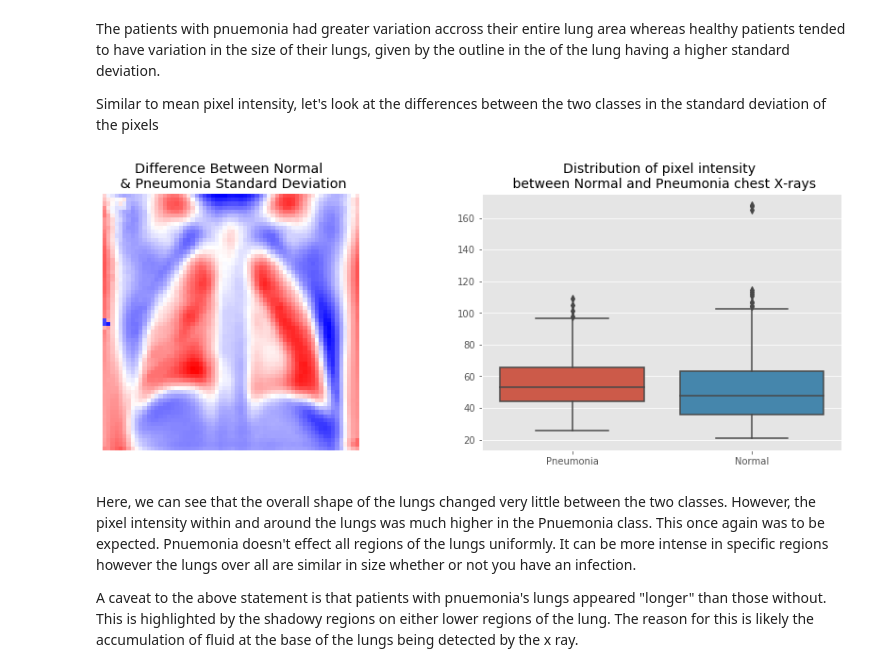
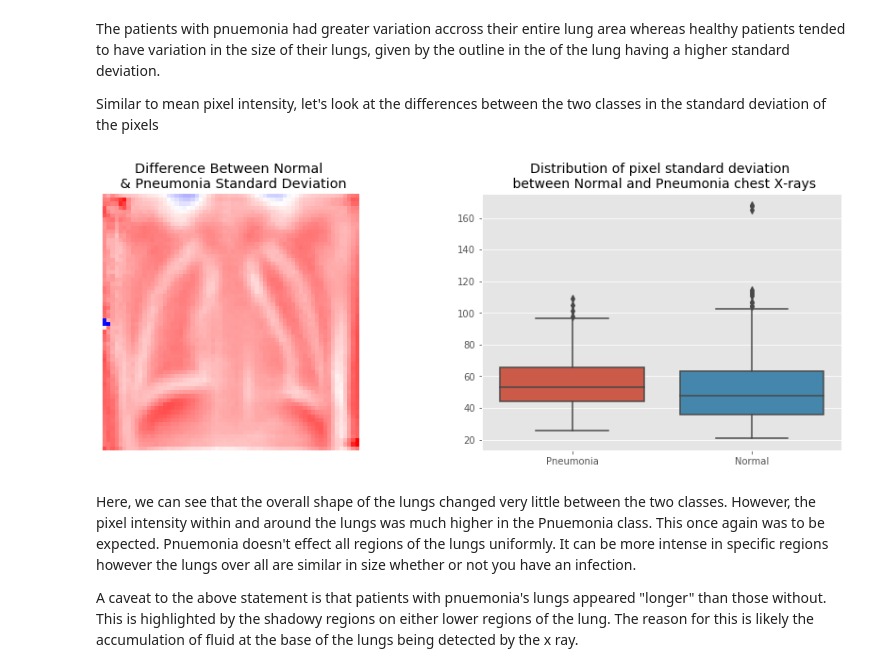
Before and after one commit to bagnine/Pnuemonia-image-classification, a Jupyter notebook: Index.ipynb, the cells around one changed output. Cells and saved outputs as stored; diff of their text form; code cells hidden in the pictures.

```diff
--- a/Index.ipynb
+++ b/Index.ipynb
@@ -265,27 +265,27 @@ Similar to mean pixel intensity, let's look at the differences between the two c
 # %%
 contrast_std = pneu_std -norm_std
 
 
 fig, ax = plt.subplots(nrows=1,ncols=2, figsize=(15, 5))
 
-ax[0].imshow(contrast_mean, cmap='bwr')
+ax[0].imshow(contrast_std, cmap='bwr')
 ax[0].set_title(f'Difference Between Normal \n & Pneumonia Standard Deviation')
 ax[0].axis('off')
 
 # flatten matrices
 pnue_std_arr = pneu_std.ravel()
 norm_std_arr = norm_std.ravel()
 
 
 sick_healthy = pd.DataFrame([(pnue_std_arr),(norm_std_arr)]).T
 sick_healthy.columns = ['Pneumonia', 'Normal']
 
 
 sns.boxplot(data=sick_healthy, ax=ax[1]);
 plt.title("Distribution of pixel standard deviation \n between Normal and Pneumonia chest X-rays", size=14);
-plt.savefig("./images/")
+plt.savefig("./images/standardDiff.png")
 # %% [output]
-[figure, old version]
+[figure, new version]
 # %% [markdown]
 Here, we can see that the overall shape of the lungs changed very little between the two classes. However, the pixel intensity within and around the lungs was much higher in the Pnuemonia class. This once again was to be expected. Pnuemonia doesn't effect all regions of the lungs uniformly. It can be more intense in specific regions however the lungs over all are similar in size whether or not you have an infection.
 
```
